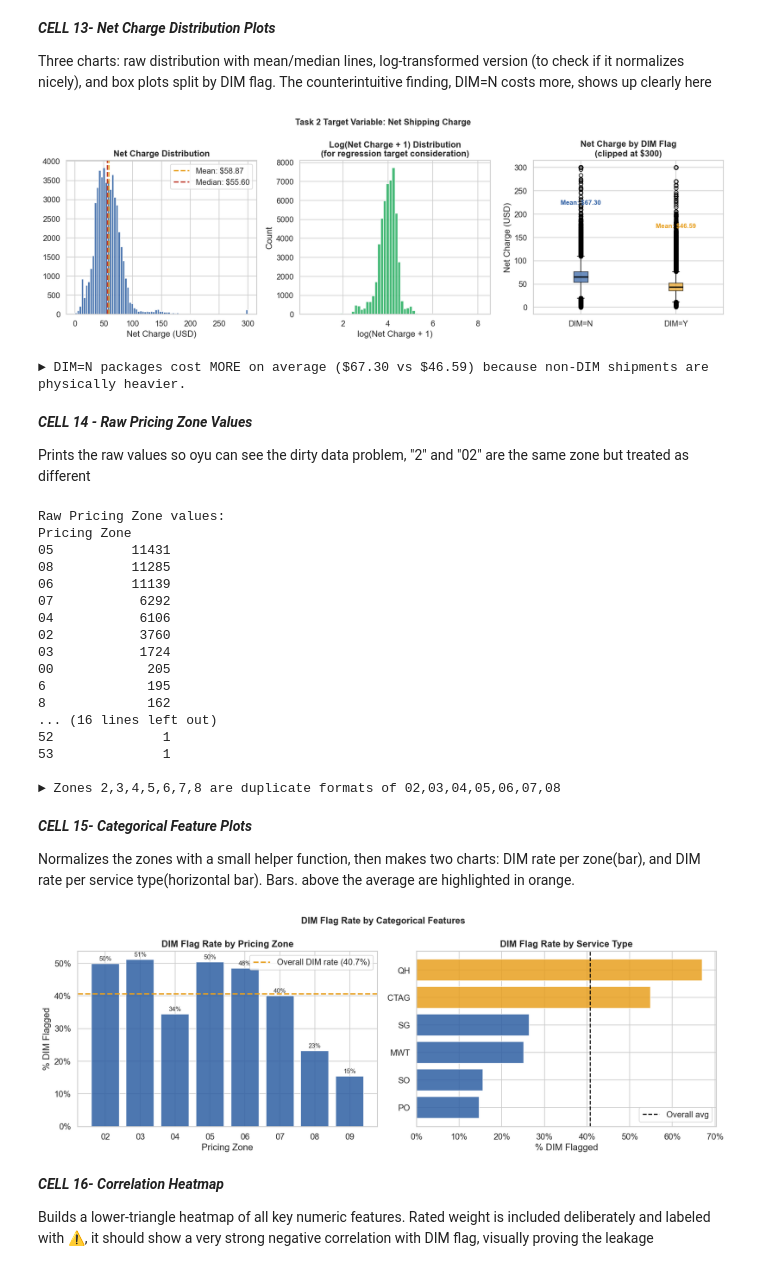
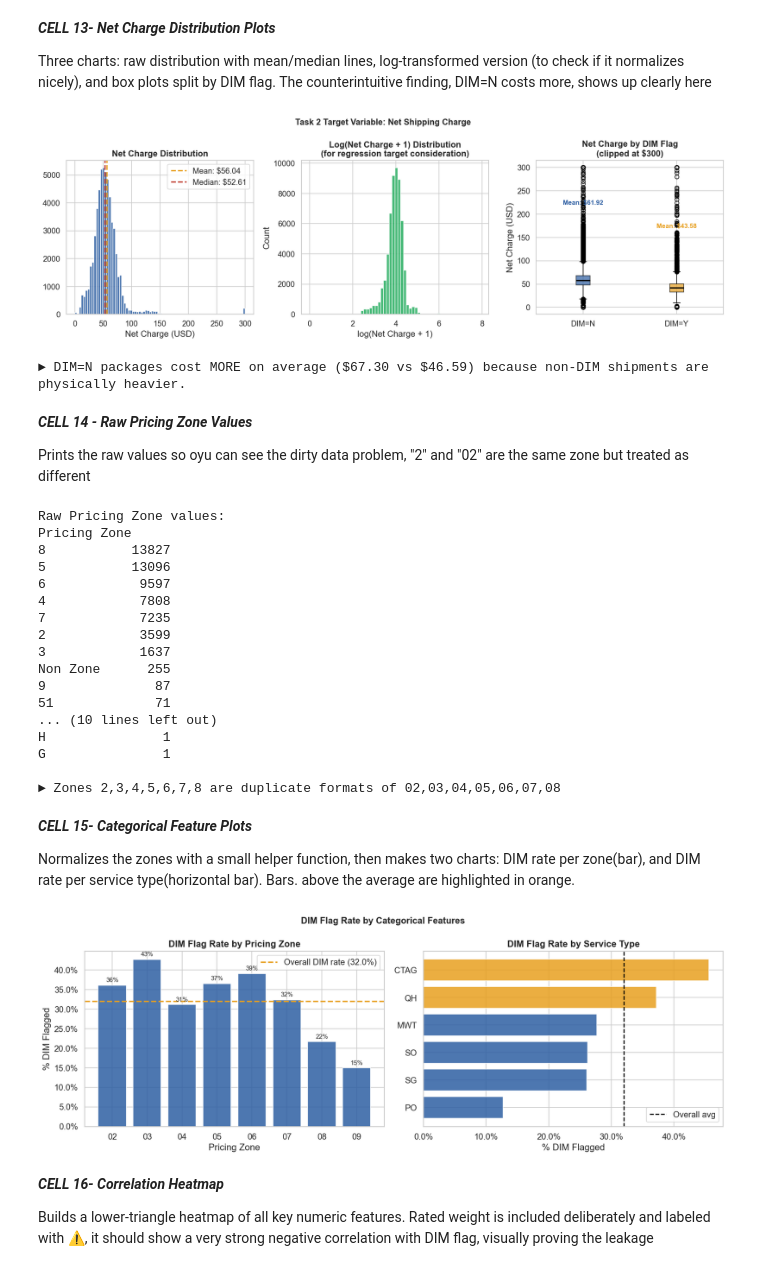
Before and after one commit to Fcorre000/shipping-dim-xgboost-pytorch, a Jupyter notebook: notebooks/01_eda.ipynb, the cells around one changed output. Saved outputs shown, nothing was run; the diff lists cells and outputs as text; code cells hidden in the pictures.

Commit message:
entered new data through pipeline and developed new models based on more current data

```diff
--- a/notebooks/01_eda.ipynb
+++ b/notebooks/01_eda.ipynb
@@ -17,14 +17,29 @@ sns.set_theme(style='whitegrid', palette='muted', font_scale=1.1)
 plt.rcParams['figure.dpi'] = 120
 plt.rcParams['figure.figsize'] = (10,5)
 
-DATA_PATH = 'FedEx_ShipmentDetail.xlsx'
+DATA_PATH = '../2years.csv'
 SEED = 42
 # %% [markdown]
 ***CELL 2 - Load the Data***
 
 Reads the Excel file and shows the first 3 rows. Confirms you have 53,014 rows x 65 Columns
 # %%
-df = pd.read_excel(DATA_PATH)
+df = pd.read_csv(DATA_PATH, low_memory=False)
 print(f"Shape: {df.shape[0]:,} rows x {df.shape[1]} columns")
+
+# --- schema shim: translate 2years.csv column names/units to what the notebook expects ---
+df = df.rename(columns={
+    'Shipment Rated Weight (Pounds)': 'Shipment Rated Weight(Pounds)',  # remove the extra space
+})
+CM_PER_IN = 2.54
+for cm_col, in_col in [
+    ('Dimmed Height (cm)', 'Dimmed Height (in)'),
+    ('Dimmed Width (cm)',  'Dimmed Width (in)'),
+    ('Dimmed Length (cm)', 'Dimmed Length (in)'),
+]:
+    df[in_col] = df[cm_col] / CM_PER_IN
+    df = df.drop(columns=[cm_col])
+# --- end shim ---
+
 df.head(3)
 # %% [output]
@@ -378,7 +397,7 @@ plt.show()
 
 print('\n► DIM=N packages cost MORE on average ($67.30 vs $46.59) because non-DIM shipments are physically heavier.')
 # %% [output]
-[figure, old version]
+[figure, new version]
 ► DIM=N packages cost MORE on average ($67.30 vs $46.59) because non-DIM shipments are physically heavier.
 # %% [markdown]
 ***CELL 14 - Raw Pricing Zone Values***
@@ -391,19 +410,19 @@ print('\n► Zones 2,3,4,5,6,7,8 are duplicate formats of 02,03,04,05,06,07,08')
 # %% [output]
 Raw Pricing Zone values:
 Pricing Zone
-05          11431
-08          11285
-06          11139
-07           6292
-04           6106
-02           3760
-03           1724
-00            205
-6             195
-8             162
-... (16 lines left out)
-52              1
-53              1
+8           13827
+5           13096
+6            9597
+4            7808
+7            7235
+2            3599
+3            1637
+Non Zone      255
+9              87
+51             71
+... (10 lines left out)
+H               1
+G               1
 
 ► Zones 2,3,4,5,6,7,8 are duplicate formats of 02,03,04,05,06,07,08
 # %% [markdown]
@@ -418,6 +437,8 @@ def normalize_zone(z):
         return z
 
 df_clean['zone_clean'] = df_clean['Pricing Zone'].apply(normalize_zone)
+
+overall_dim = (df_clean['Shipment DIM Flag (Y or N)'] == 'Y').mean() * 100
 
 fig, axes = plt.subplots(1, 2, figsize=(14, 5))
 
@@ -428,37 +449,37 @@ zone_dim = (df_clean[df_clean['Shipment DIM Flag (Y or N)'].isin(['Y','N'])]
 
 valid_zones = zone_dim[zone_dim.index.isin(['02','03','04','05','06','07','08','09'])]
 bars = axes[0].bar(valid_zones.index, valid_zones.values, color='#2E5FA3', alpha=0.85, edgecolor='white')
-axes[0].axhline(40.7, color='#E8A020', linestyle='--', lw=2, label='Overall DIM rate (40.7%)')
+axes[0].axhline(overall_dim, color='#E8A020', linestyle='--', lw=2, label=f'Overall DIM rate ({overall_dim:.1f}%)')
 axes[0].set_title('DIM Flag Rate by Pricing Zone', fontweight='bold')
 axes[0].set_xlabel('Pricing Zone')
 axes[0].set_ylabel('% DIM Flagged')
 axes[0].yaxis.set_major_formatter(mtick.PercentFormatter())
 axes[0].legend()
 for bar, val in zip(bars, valid_zones.values):
     axes[0].text(bar.get_x() + bar.get_width()/2, bar.get_height() + 0.5,
                  f'{val:.0f}%', ha='center', va='bottom', fontsize=9)
 
 svc_dim = (df_clean[df_clean['Shipment DIM Flag (Y or N)'].isin(['Y','N'])]
            .groupby('Service Type')['Shipment DIM Flag (Y or N)']
            .apply(lambda x: (x=='Y').mean() * 100))
 svc_counts  = df_clean['Service Type'].value_counts()
 top_svcs    = svc_counts[svc_counts > 100].index
 svc_dim_top = svc_dim[svc_dim.index.isin(top_svcs)].sort_values(ascending=True)
 
-colors_svc = ['#E8A020' if v > 40.7 else '#2E5FA3' for v in svc_dim_top.values]
+colors_svc = ['#E8A020' if v > overall_dim else '#2E5FA3' for v in svc_dim_top.values]
 axes[1].barh(svc_dim_top.index, svc_dim_top.values, color=colors_svc, alpha=0.85, edgecolor='white')
-axes[1].axvline(40.7, color='black', linestyle='--', lw=1.5, label='Overall avg')
+axes[1].axvline(overall_dim, color='black', linestyle='--', lw=1.5, label='Overall avg')
 axes[1].set_title('DIM Flag Rate by Service Type', fontweight='bold')
 axes[1].set_xlabel('% DIM Flagged')
 axes[1].xaxis.set_major_formatter(mtick.PercentFormatter())
 axes[1].legend()
 
 plt.suptitle('DIM Flag Rate by Categorical Features', fontsize=13, fontweight='bold')
 plt.tight_layout()
 plt.savefig('/Users/fortnitekorea/Desktop/shipping-dim-xgboost-pytorch/figures/05_dim_by_category.png', bbox_inches='tight')
 plt.show()
 # %% [output]
-[figure, old version]
+[figure, new version]
 # %% [markdown]
 ***CELL 16- Correlation Heatmap***
 
```
Also changed, not shown: parts of 14 cells of this notebook, 36 other files.
